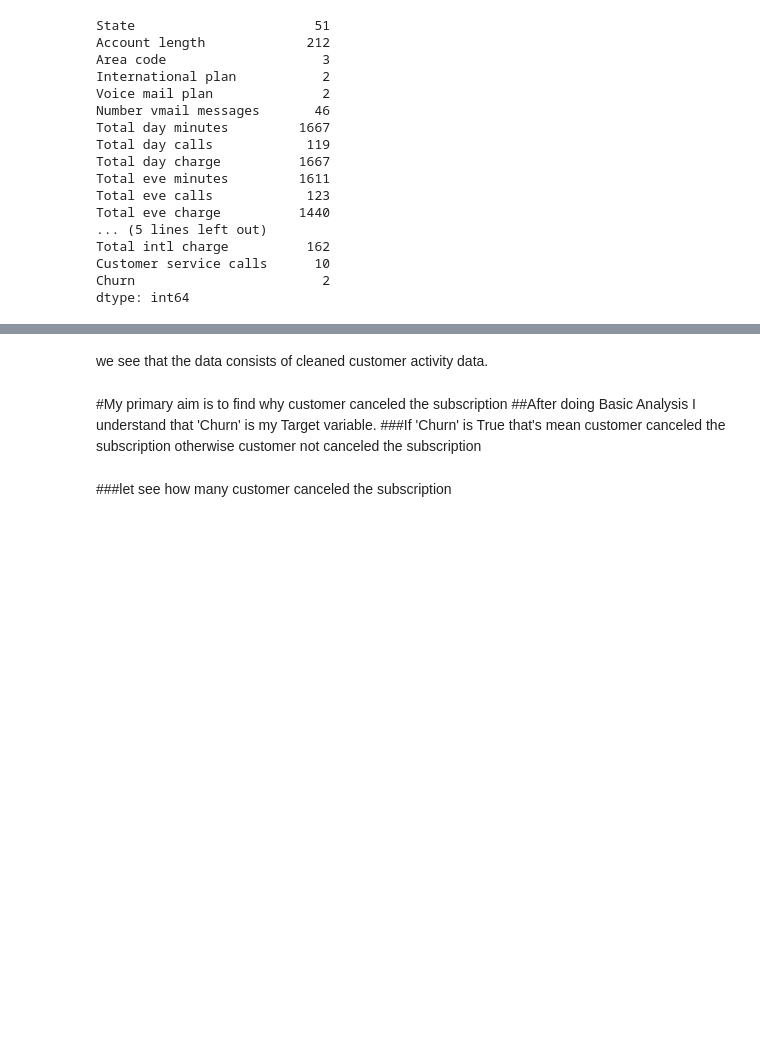
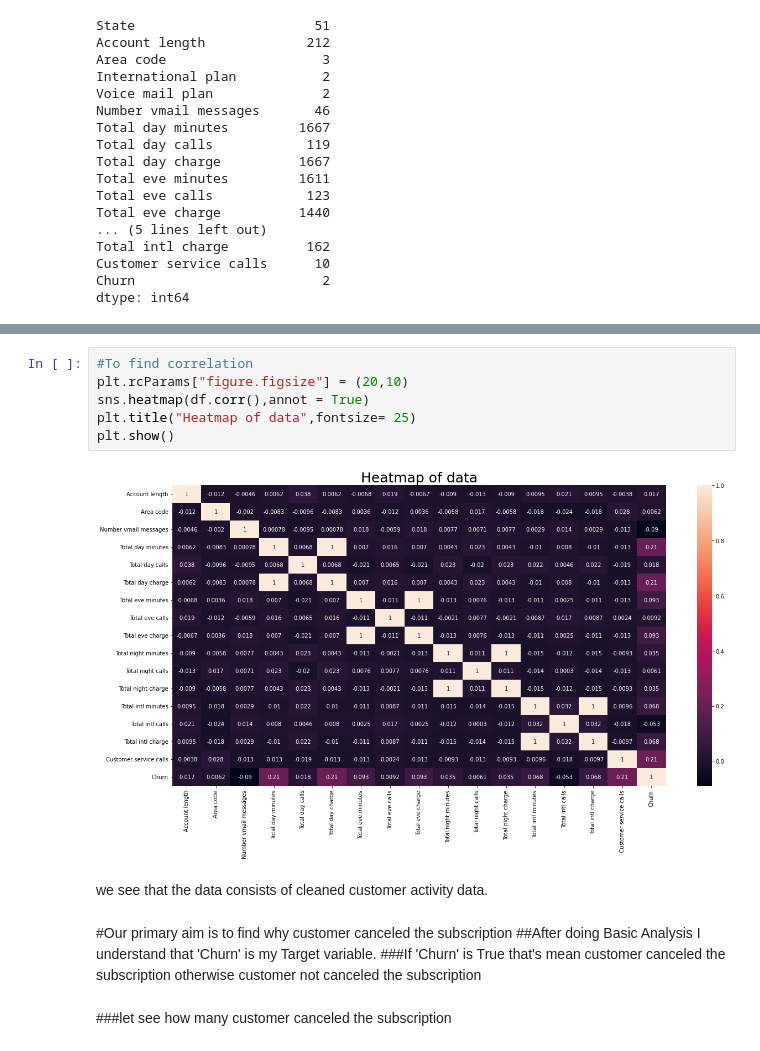
Before and after one commit to Roy-Subhankar/Telecom-Churn-Analysis, a Jupyter notebook: Subhankar_Roy_Capstone_Project.ipynb, the cells around one changed output, grey strips where cells are left out. Saved outputs shown, nothing was run; the diff lists cells and outputs as text; blank space fills up the shorter version.

```diff
--- a/Subhankar_Roy_Capstone_Project.ipynb
+++ b/Subhankar_Roy_Capstone_Project.ipynb
@@ -88,7 +110,15 @@ dtype: int64
+# %%
+#To find correlation
+plt.rcParams["figure.figsize"] = (20,10)
+sns.heatmap(df.corr(),annot = True)
+plt.title("Heatmap of data",fontsize= 25)
+plt.show()
+# %% [output]
+[figure, added]
 # %% [markdown]
 we see that the data consists of cleaned customer activity data.
 # %% [markdown]
-#My primary aim is to find why customer canceled the subscription
+#Our primary aim is to find why customer canceled the subscription
 ##After doing Basic Analysis I understand that 'Churn' is my Target variable.
 ###If 'Churn' is True that's mean customer canceled the subscription otherwise customer not canceled the subscription
 # %% [markdown]
```
Also changed, not shown: parts of 18 cells of this notebook.
